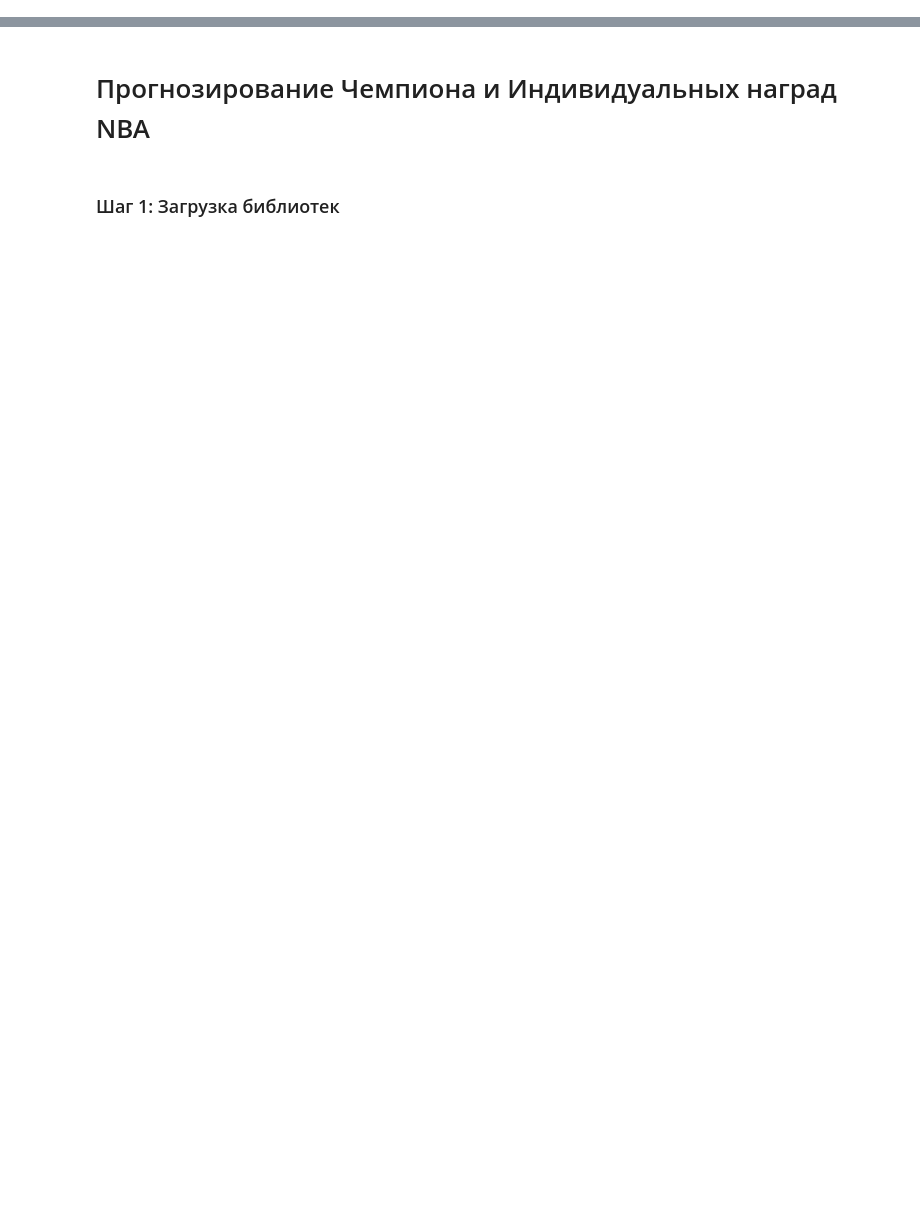
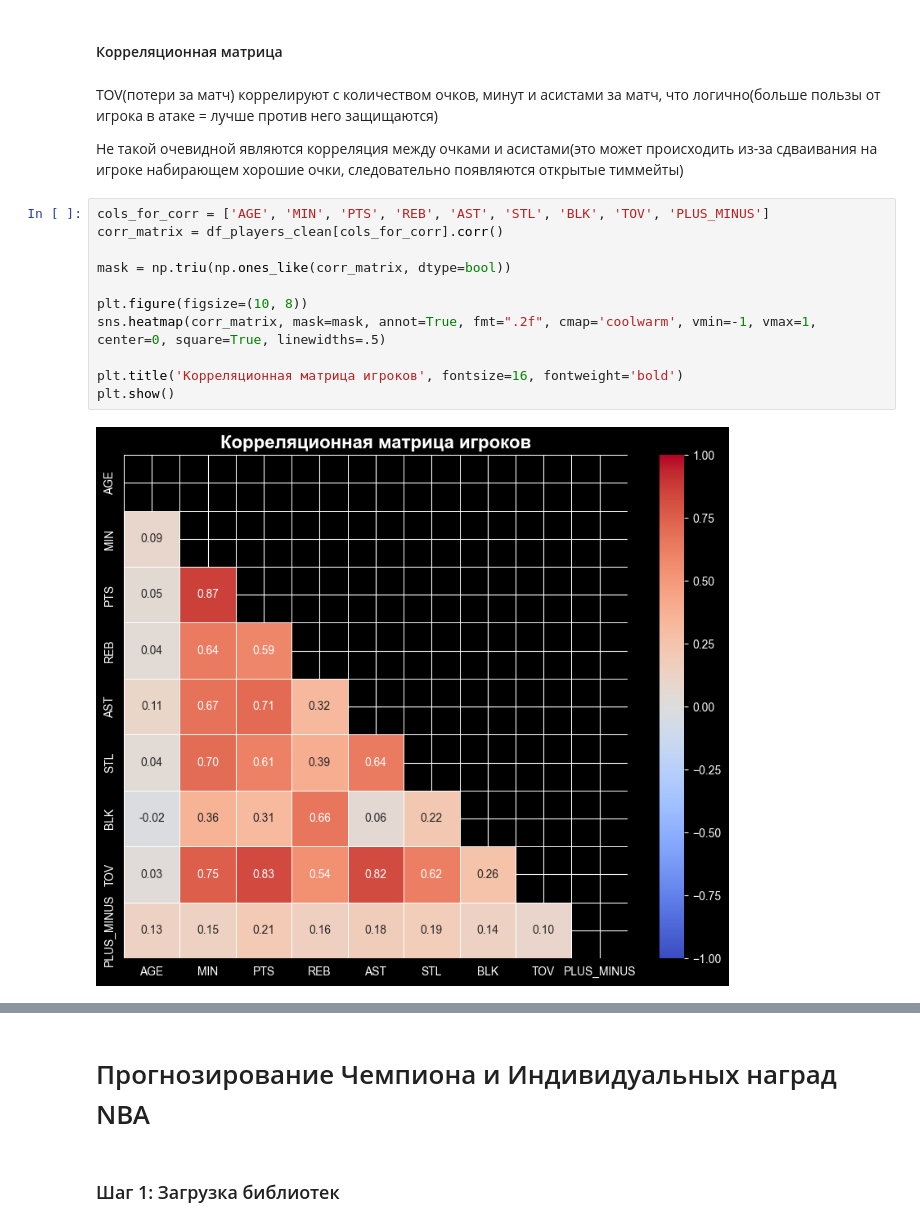
Before and after one commit to ok-Ivan/dz_matprak, a Jupyter notebook: Project_NBA.ipynb, the cells around one changed output, grey strips where cells are left out. Saved outputs shown, nothing was run; the diff lists cells and outputs as text; blank space fills up the shorter version.

```diff
--- a/Project_NBA.ipynb
+++ b/Project_NBA.ipynb
@@ -0,0 +353,19 @@
+# %% [markdown]
+#### Корреляционная матрица
+# %% [markdown]
+TOV(потери за матч) коррелируют с количеством очков, минут и асистами за матч, что логично(больше пользы от игрока в атаке = лучше против него защищаются)
+
+Не такой очевидной являются корреляция между очками и асистами(это может происходить из-за сдваивания на игроке набирающем хорошие очки, следовательно появляются открытые тиммейты)
+# %%
+cols_for_corr = ['AGE', 'MIN', 'PTS', 'REB', 'AST', 'STL', 'BLK', 'TOV', 'PLUS_MINUS']
+corr_matrix = df_players_clean[cols_for_corr].corr()
+
+mask = np.triu(np.ones_like(corr_matrix, dtype=bool))
+
+plt.figure(figsize=(10, 8))
+sns.heatmap(corr_matrix, mask=mask, annot=True, fmt=".2f", cmap='coolwarm', vmin=-1, vmax=1, center=0, square=True, linewidths=.5)
+
+plt.title('Корреляционная матрица игроков', fontsize=16, fontweight='bold')
+plt.show()
+# %% [output]
+[figure, added]
```
Also changed, not shown: parts of 51 cells of this notebook.
